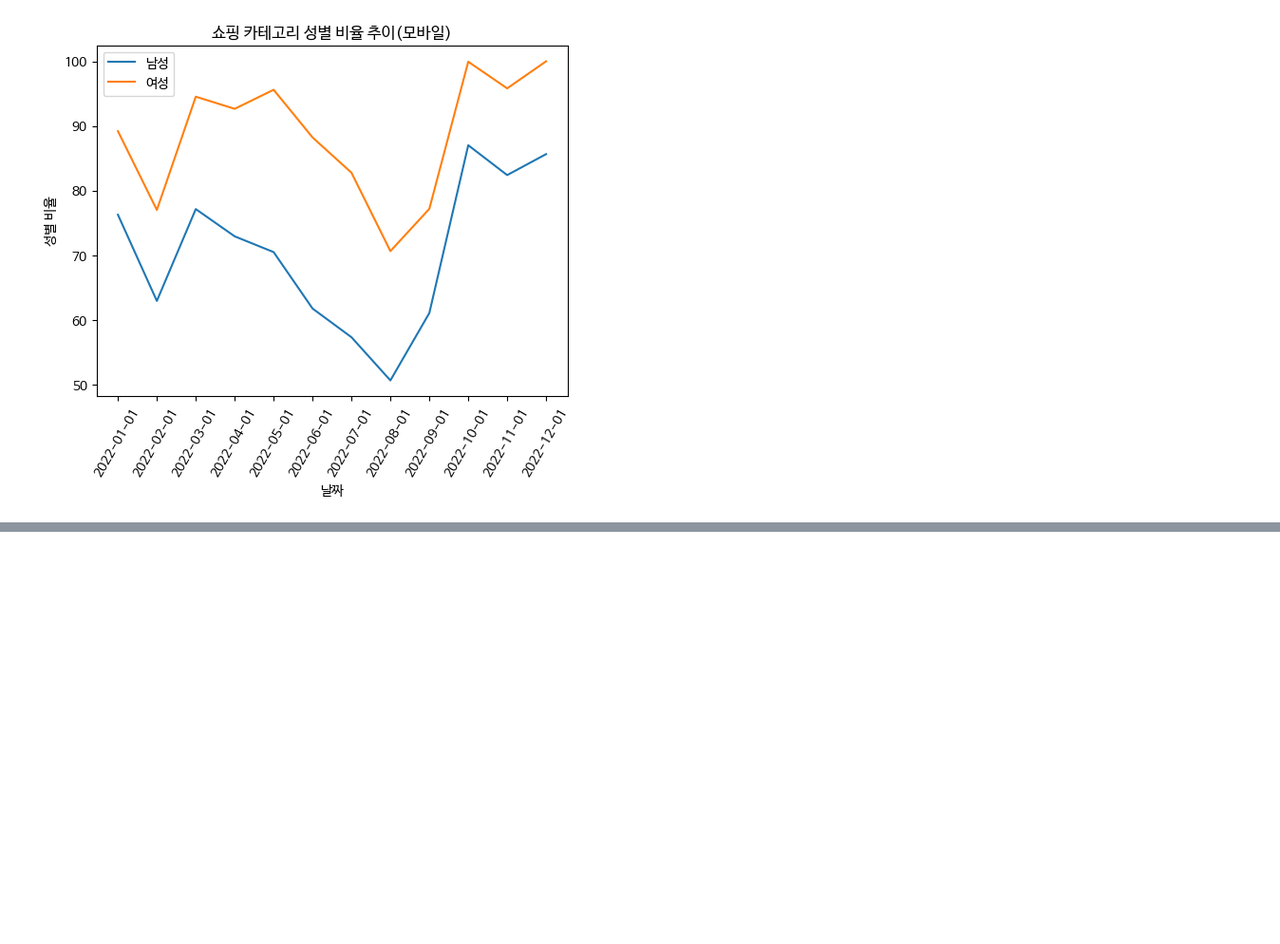
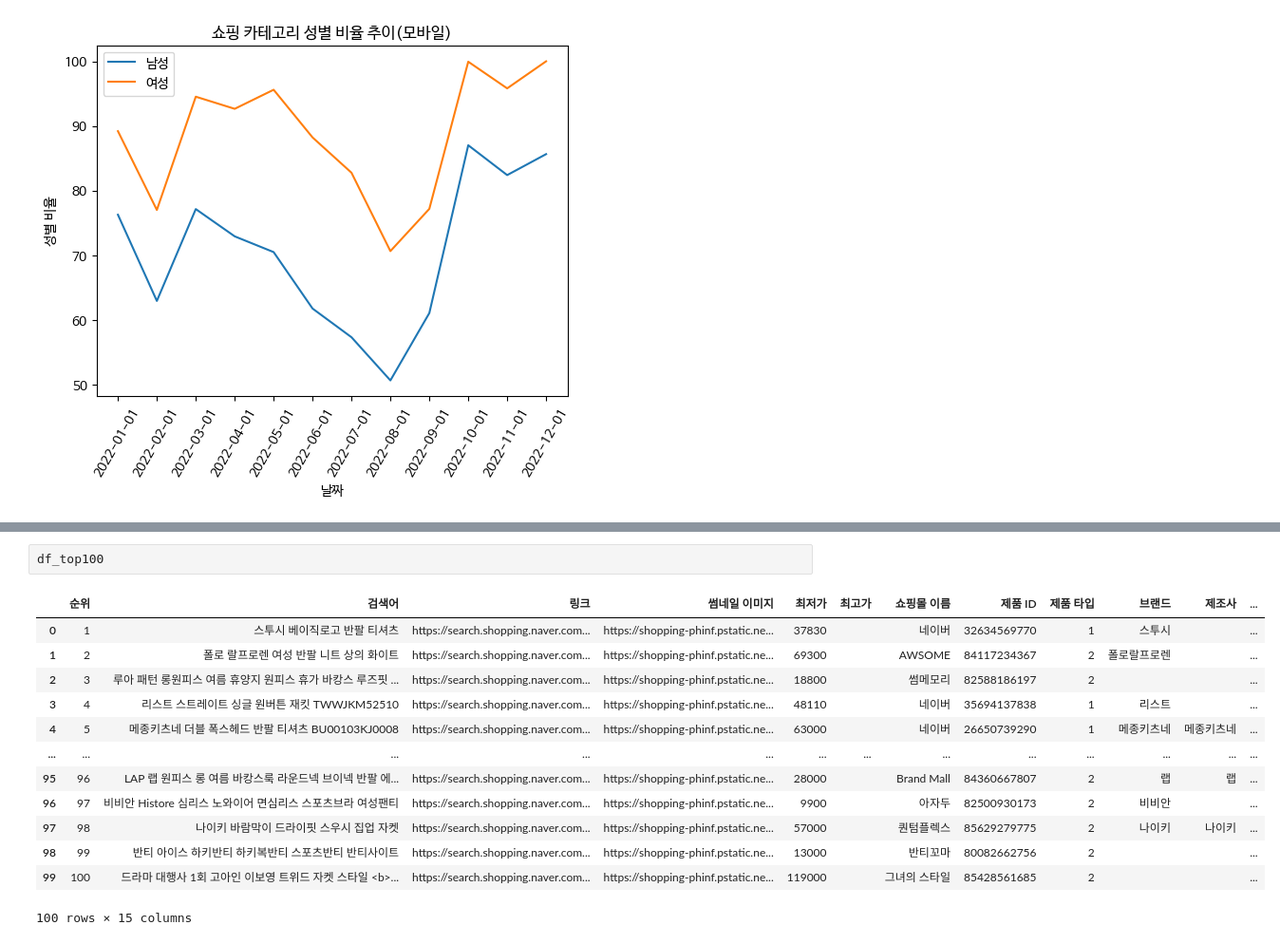
Before and after one commit to yskim1230/AIB_Section2-PJT_Modeling-Plan, a Jupyter notebook: Section2_Project_EDA.ipynb, the cells around one changed output, grey strips where cells are left out. Shown at 95% size. Cells and saved outputs as stored; diff of their text form; blank space fills up the shorter version.

```diff
--- a/Section2_Project_EDA.ipynb
+++ b/Section2_Project_EDA.ipynb
@@ -235,0 +288,16 @@ plt.show()
+# %%
+df_top100
+# %% [output]
+|  | 순위 | 검색어 | 링크 | 썸네일 이미지 | 최저가 | 최고가 | 쇼핑몰 이름 | 제품 ID | 제품 타입 | 브랜드 | 제조사 | ... |
+| 0 | 1 | 스투시 베이직로고 반팔 티셔츠 | https://search.shopping.naver.com... | https://shopping-phinf.pstatic.ne... | 37830 |  | 네이버 | 32634569770 | 1 | 스투시 |  | ... |
+| 1 | 2 | 폴로 랄프로렌 여성 반팔 니트 상의 화이트 | https://search.shopping.naver.com... | https://shopping-phinf.pstatic.ne... | 69300 |  | AWSOME | 84117234367 | 2 | 폴로랄프로렌 |  | ... |
+| 2 | 3 | 루아 패턴 롱원피스 여름 휴양지 원피스 휴가 바캉스 루즈핏 ... | https://search.shopping.naver.com... | https://shopping-phinf.pstatic.ne... | 18800 |  | 썸메모리 | 82588186197 | 2 |  |  | ... |
+| 3 | 4 | 리스트 스트레이트 싱글 원버튼 재킷 TWWJKM52510 | https://search.shopping.naver.com... | https://shopping-phinf.pstatic.ne... | 48110 |  | 네이버 | 35694137838 | 1 | 리스트 |  | ... |
+| 4 | 5 | 메종키츠네 더블 폭스헤드 반팔 티셔츠 BU00103KJ0008 | https://search.shopping.naver.com... | https://shopping-phinf.pstatic.ne... | 63000 |  | 네이버 | 26650739290 | 1 | 메종키츠네 | 메종키츠네 | ... |
+| ... | ... | ... | ... | ... | ... | ... | ... | ... | ... | ... | ... | ... |
+| 95 | 96 | LAP 랩 원피스 롱 여름 바캉스룩 라운드넥 브이넥 반팔 에... | https://search.shopping.naver.com... | https://shopping-phinf.pstatic.ne... | 28000 |  | Brand Mall | 84360667807 | 2 | 랩 | 랩 | ... |
+| 96 | 97 | 비비안 Histore 심리스 노와이어 면심리스 스포츠브라 여성팬티 | https://search.shopping.naver.com... | https://shopping-phinf.pstatic.ne... | 9900 |  | 아자두 | 82500930173 | 2 | 비비안 |  | ... |
+| 97 | 98 | 나이키 바람막이 드라이핏 스우시 집업 자켓 | https://search.shopping.naver.com... | https://shopping-phinf.pstatic.ne... | 57000 |  | 퀀텀플렉스 | 85629279775 | 2 | 나이키 | 나이키 | ... |
+| 98 | 99 | 반티 아이스 하키반티 하키복반티 스포츠반티 반티사이트 | https://search.shopping.naver.com... | https://shopping-phinf.pstatic.ne... | 13000 |  | 반티꼬마 | 80082662756 | 2 |  |  | ... |
+| 99 | 100 | 드라마 대행사 1회 고아인 이보영 트위드 자켓 스타일 <b>... | https://search.shopping.naver.com... | https://shopping-phinf.pstatic.ne... | 119000 |  | 그녀의 스타일 | 85428561685 | 2 |  |  | ... |
+100 rows × 15 columns
```
Also changed, not shown: parts of 28 cells of this notebook.
